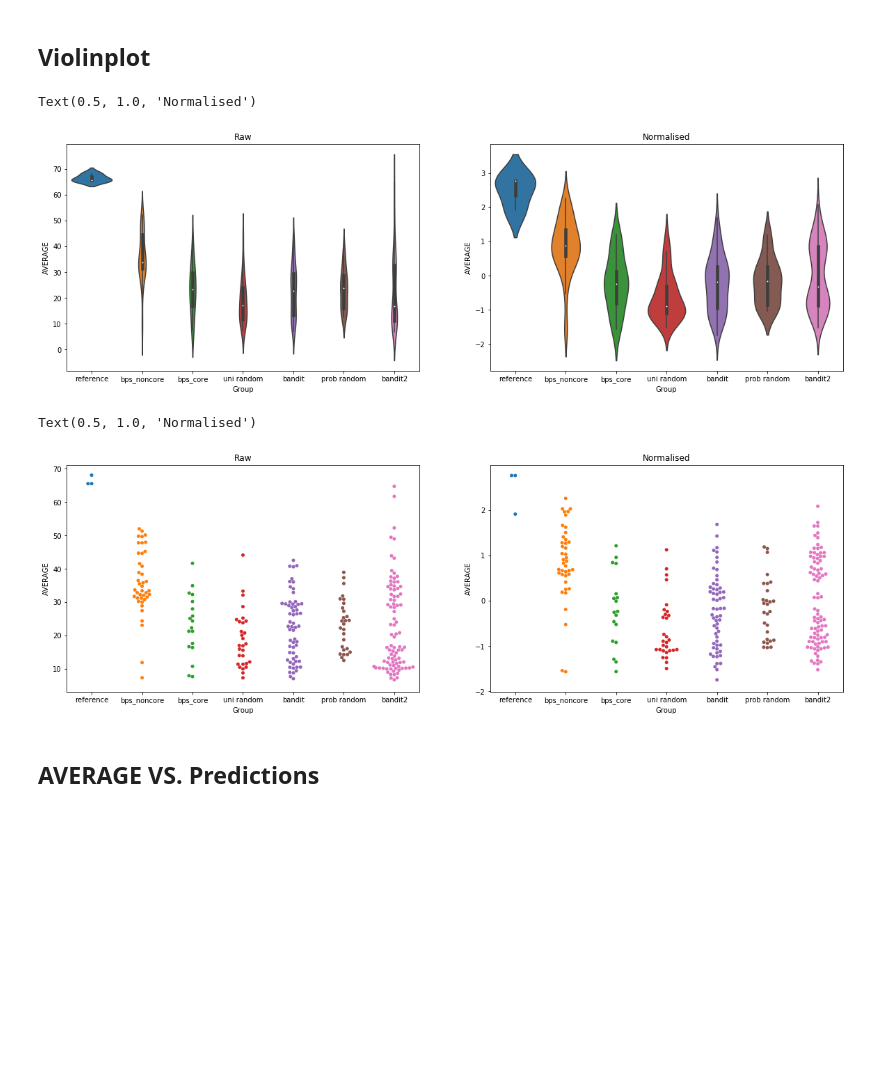
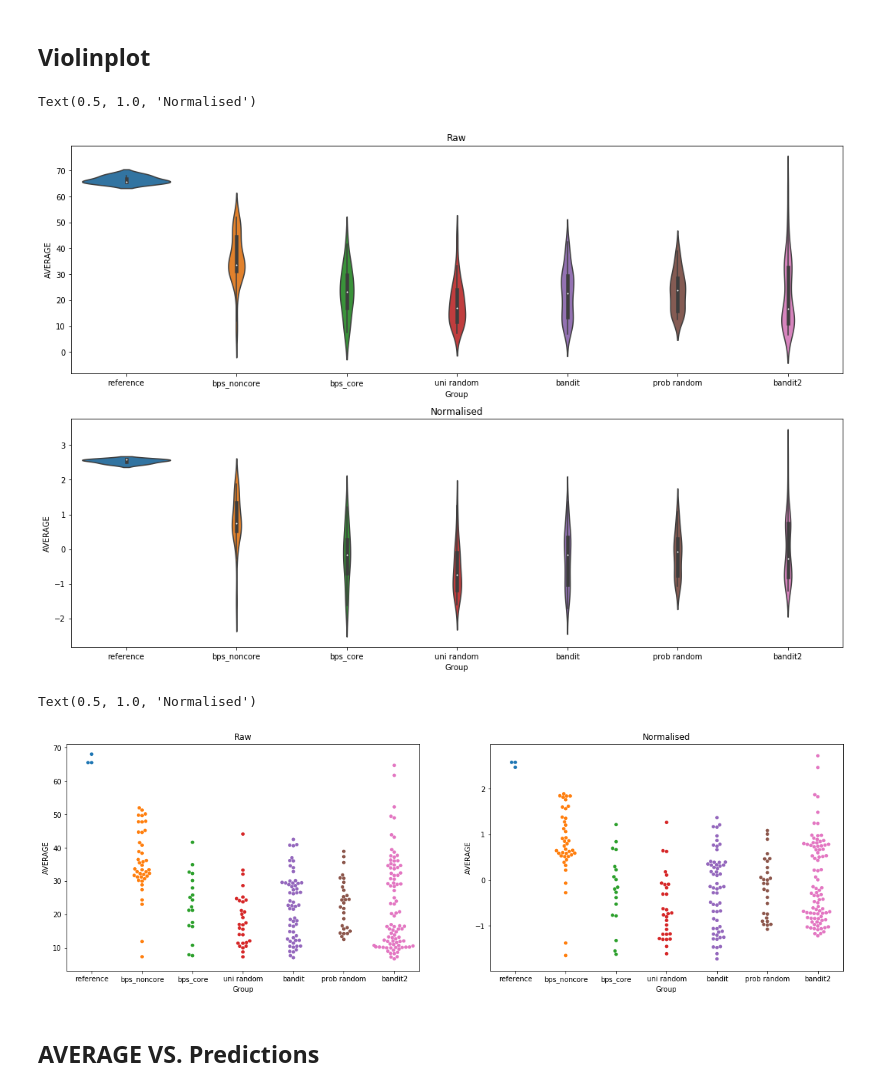
Before and after one commit to mholowko/Solaris, a Jupyter notebook: notebooks/result_analysis/Data_visualisation.ipynb, the cells around one changed output. Drawn from its saved outputs; the diff is of its cells as text; code cells hidden in the pictures; blank space fills up the shorter version.

Commit message:
all rep plot

```diff
--- a/notebooks/result_analysis/Data_visualisation.ipynb
+++ b/notebooks/result_analysis/Data_visualisation.ipynb
@@ -39,8 +39,8 @@ import warnings
 # Path_raw = '../../data/Results_Microplate_normFalse_formatSeq_logTrue.csv'
 # Path_normalised = '../../data/Results_Microplate_normTrue_plateRep_formatSeq_logTrue.csv'
 
-Path_raw = '../../data/Results_Microplate_partialTrue_normFalse_formatSeq_logTrue.csv'
-Path_normalised = '../../data/Results_Microplate_partialTrue_normTrue_roundRep_formatSeq_logTrue.csv'
+Path_raw = '../../data/Results_Microplate_partialFalse_normFalse_formatSeq_logTrue.csv'
+Path_normalised = '../../data/Results_Microplate_partialFalse_normTrue_roundRep_formatSeq_logTrue.csv'
 
 df_raw = pd.read_csv(Path_raw)
 df_normalised = pd.read_csv(Path_normalised)
@@ -135,15 +143,15 @@ for plate_name in ['First_Plate', 'Second_Plate', 'Third_Plate']:
 # %% [markdown]
 ## Violinplot
 # %%
-f, axes = plt.subplots(1, 2, figsize=(20, 6), sharex=False)
+f, axes = plt.subplots(2, 1, figsize=(18,12), sharex=False)
 
 sns.violinplot(x = 'Group', y = 'AVERAGE', data = df_raw, ax = axes[0])
 sns.violinplot(x = 'Group', y = 'AVERAGE', data = df_normalised, ax = axes[1])
 axes[0].set_title('Raw')
 axes[1].set_title('Normalised')
 # %% [output]
 Text(0.5, 1.0, 'Normalised')
-[figure, old version]
+[figure, new version]
 # %%
 f, axes = plt.subplots(1, 2, figsize=(20, 6), sharex=False)
 
@@ -153,7 +161,7 @@ axes[0].set_title('Raw')
 axes[1].set_title('Normalised')
 # %% [output]
 Text(0.5, 1.0, 'Normalised')
-[figure, old version]
+[figure, new version]
 # %% [markdown]
 ## AVERAGE VS. Predictions
 # %%
```
Also changed, not shown: parts of 8 cells of this notebook.
